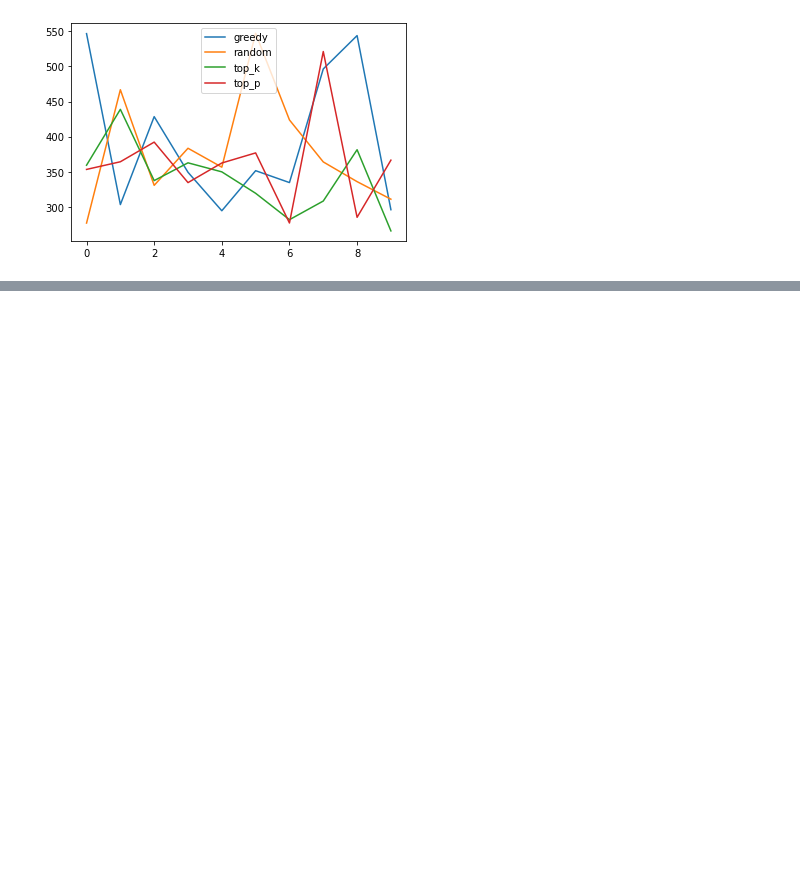
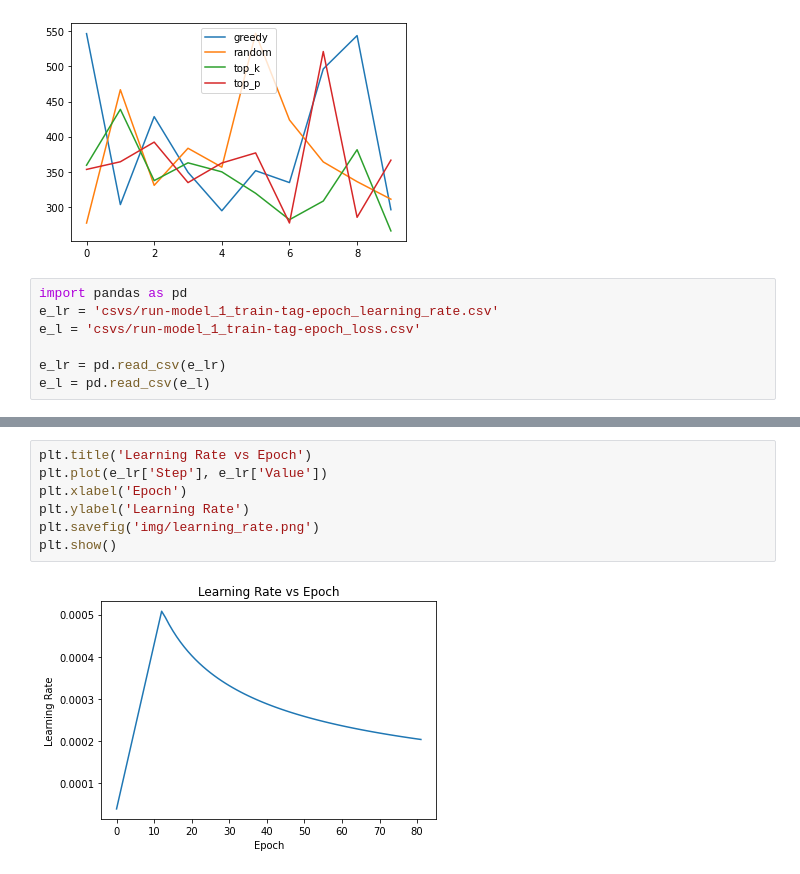
Before and after one commit to hunterprice04/COSC525_FINAL_PROJECT, a Jupyter notebook: read_logs.ipynb, the cells around one changed output, grey strips where cells are left out. Cells and saved outputs as stored; diff of their text form; blank space fills up the shorter version.

```diff
--- a/read_logs.ipynb
+++ b/read_logs.ipynb
@@ -79,3 +79,10 @@ plt.legend()
 plt.show()
 # %% [output]
 [figure]
+# %%
+import pandas as pd
+e_lr = 'csvs/run-model_1_train-tag-epoch_learning_rate.csv'
+e_l = 'csvs/run-model_1_train-tag-epoch_loss.csv'
+
+e_lr = pd.read_csv(e_lr)
+e_l = pd.read_csv(e_l)
@@ -81,0 +105,9 @@ plt.show()
+# %%
+plt.title('Learning Rate vs Epoch')
+plt.plot(e_lr['Step'], e_lr['Value'])
+plt.xlabel('Epoch')
+plt.ylabel('Learning Rate')
+plt.savefig('img/learning_rate.png')
+plt.show()
+# %% [output]
+[figure, added]
```
Also changed, not shown: parts of 2 cells of this notebook, 7 other files.
